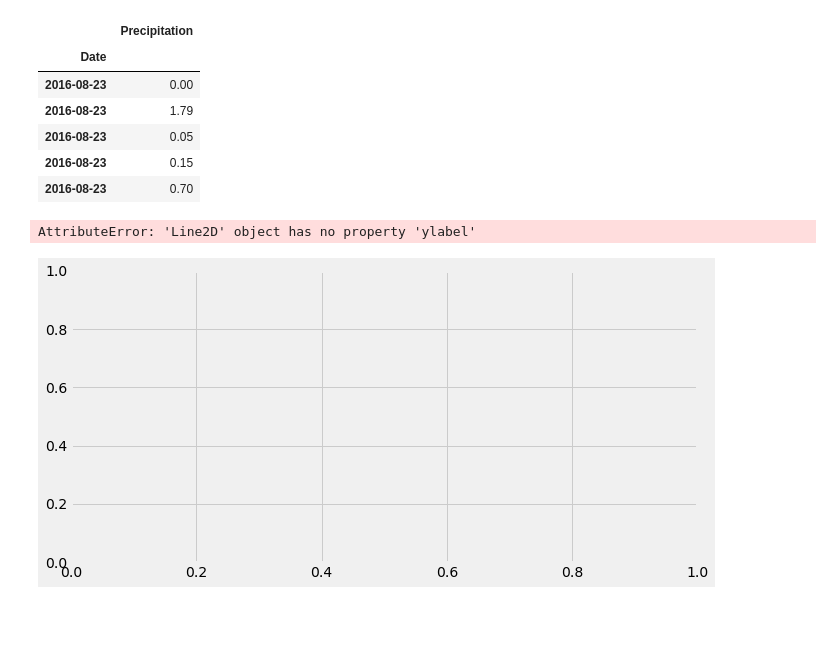
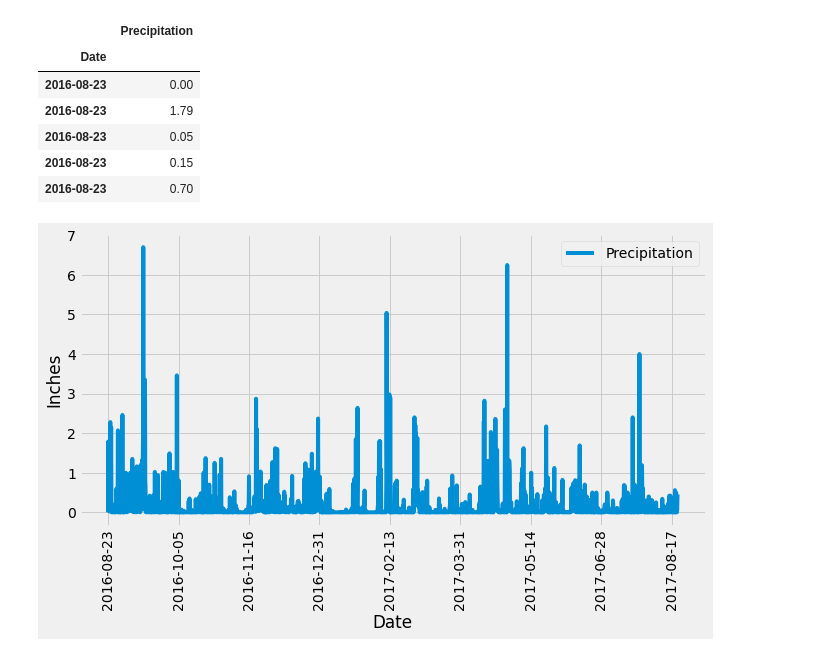
Before and after one commit to kcomalley14/sqlalchemy-challenge, a Jupyter notebook: climateanalysis.ipynb, the cells around one changed output. Drawn from its saved outputs; the diff is of its cells as text; code cells hidden in the pictures; blank space fills up the shorter version.

```diff
--- a/climateanalysis.ipynb
+++ b/climateanalysis.ipynb
@@ -86,9 +86,10 @@ query_df.head()
 | 2016-08-23 | 0.15 |
 | 2016-08-23 | 0.70 |
 # %%
-query_df.plot(figsize=(10,5), rot=90, ylabel="Inches")
+# Use Pandas Plotting with Matplotlib to plot the data
+query_df.plot(figsize=(10,5), rot=90)
 plt.savefig("precipitationgraph.png")
+plt.ylabel("Inches")
 plt.show()
 # %% [output]
-AttributeError: 'Line2D' object has no property 'ylabel'
-[figure, old version]
+[figure, new version]
```
Also changed, not shown: parts of 6 cells of this notebook, 2 other files.
